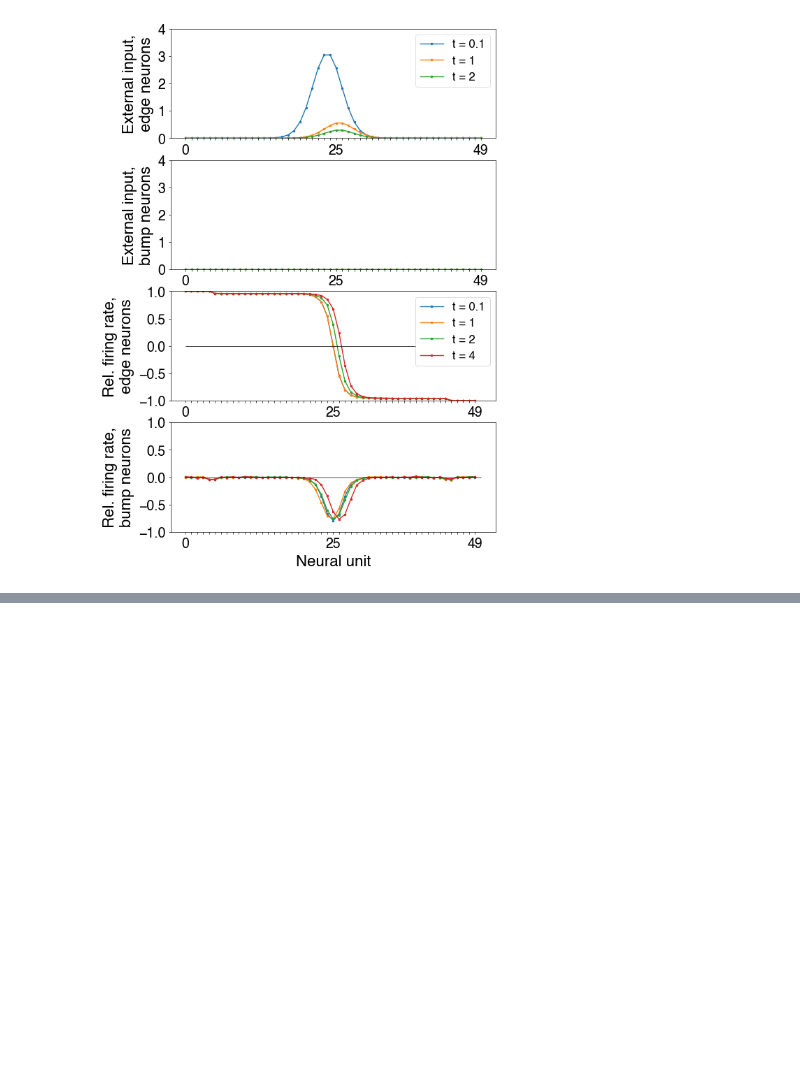
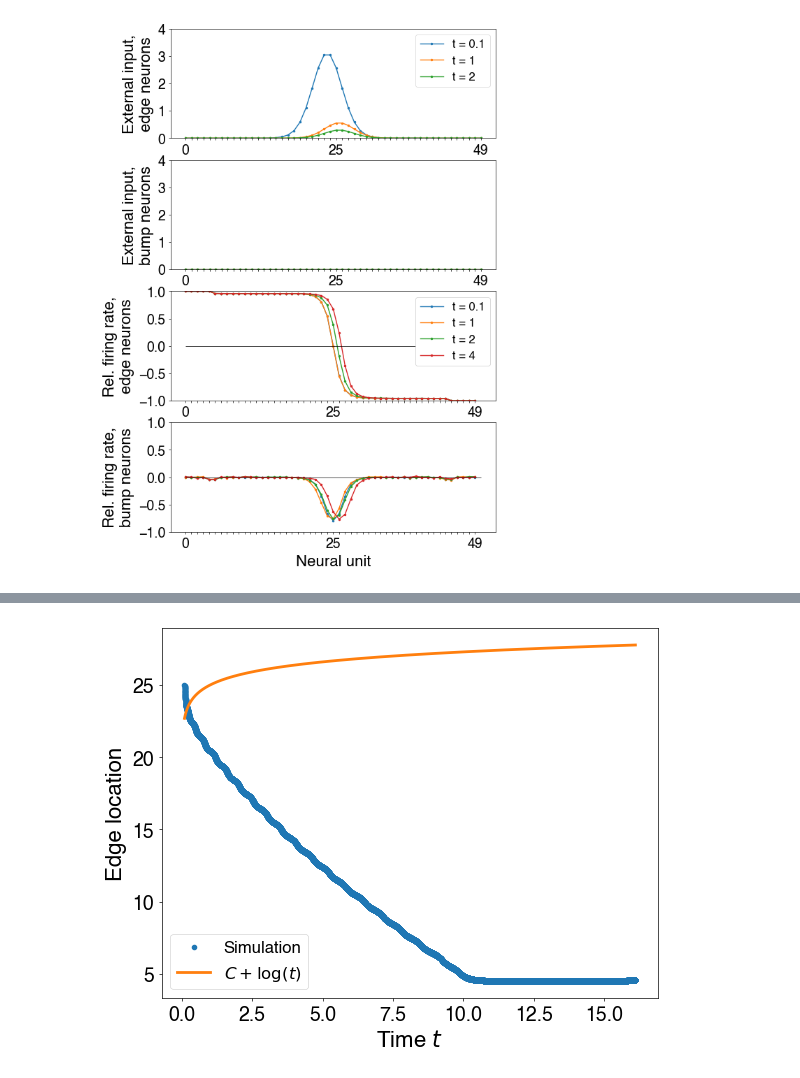
Before and after one commit to Collective-Logic-Lab/laplace-decisions, a Jupyter notebook: develop-self-sustained-translation-operator.ipynb, the cells around one changed output, grey strips where cells are left out. Saved outputs shown, nothing was run; the diff lists cells and outputs as text; code cells hidden in the pictures; blank space fills up the shorter version.

```diff
--- a/develop-self-sustained-translation-operator.ipynb
+++ b/develop-self-sustained-translation-operator.ipynb
@@ -140,0 +168,25 @@ plt.subplots_adjust(bottom=0.15,top=0.95)
+# %%
+# run simulation
+
+noise_var = 1e-4 # 0.1 # strength of noise (variance added per unit time)
+i_final = 5 #(t increases exponentially with i) #100 #20
+t_start = 0.1 #1. #0.5 #1.
+t_final = t_start + 2**(i_final-1)
+delta_t = 0.001 #0.001
+input_times = np.arange(t_start,t_final+delta_t,delta_t)[:-1] # don't need an input at the final timepoint
+seed = 12345
+center = 25
+
+# start at edge state
+edge_state = net.find_edge_state(center)
+
+# simulate dynamics
+states = net.simulate_dynamics(edge_state,
+                               t_final-t_start,
+                               noise_var,
+                               additional_input=None,
+                               seed=seed,
+                               delta_t=delta_t)
+# shift times to start at t_start
+states.index = states.index + t_start
+rates = np.tanh(states)
@@ -140,0 +237,11 @@ plt.subplots_adjust(bottom=0.15,top=0.95)
+# %%
+# plot edge location versus time
+plt.plot(rates.index,[find_edge_location(rates.loc[i])[0] for i in rates.index],'.',label='Simulation')
+plt.plot(rates.index,center+np.log(rates.index),label='$C+ \log(t)$',lw=2)
+plt.xlabel('Time $t$')
+plt.ylabel('Edge location')
+leg = plt.legend()
+defaultFigure.makePretty(leg=leg)
+#plt.savefig('231018_edge_location_vs_time.pdf')
+# %% [output]
+[figure, added]
```
Also changed, not shown: parts of 9 cells of this notebook, 1 other file.
